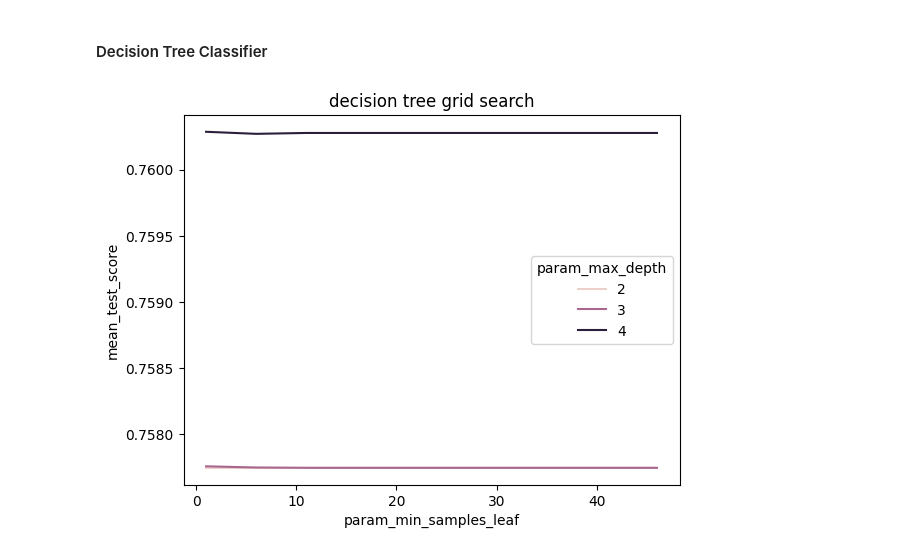
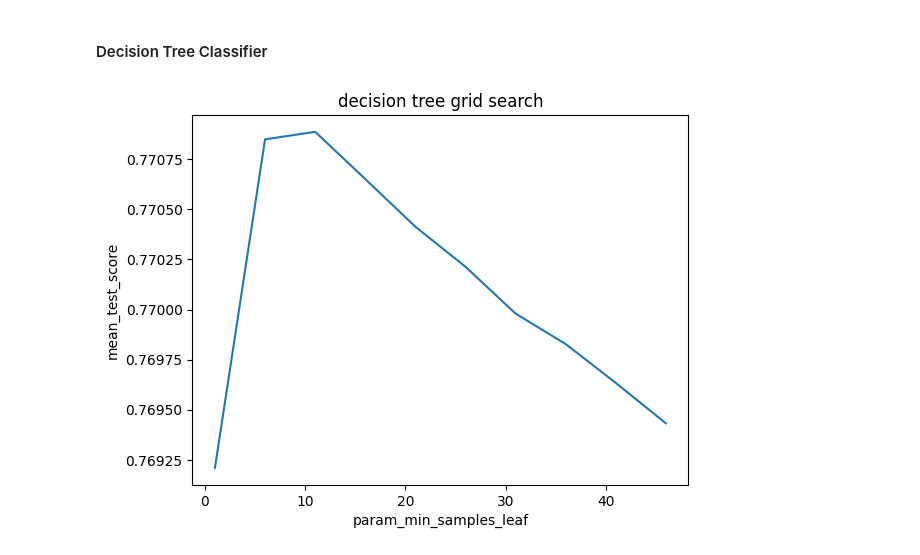
Before and after one commit to schmly/UCDPA_hlaing, a Jupyter notebook: data/ny_motor_vehicle_collisions.ipynb, the cells around one changed output. Cells and saved outputs as stored; diff of their text form; code cells hidden in the pictures.

Commit message:
update project report clean up script

```diff
--- a/data/ny_motor_vehicle_collisions.ipynb
+++ b/data/ny_motor_vehicle_collisions.ipynb
@@ -410,7 +421,6 @@ dummies.head()
 # %%
-# after creating dummies, it is useful to create a copy of
-# the data with the source columns for the dummies removed
-data_raw_4 = data_raw_2.drop(
+# drop obsolete columns
+data_clean.drop(
     columns=[
         "vehicle_type_code_1",
         "vehicle_type_code_2",
@@ -422,5 +432,6 @@ data_raw_4 = data_raw_2.drop(
         "contributing_factor_vehicle_3",
         "contributing_factor_vehicle_4",
         "contributing_factor_vehicle_5"
-    ]
+    ],
+    inplace=True
 )
@@ -427,6 +440,6 @@ data_raw_4 = data_raw_2.drop(
 # %%
 # as the collision id serves as index for both dataframes, they can easily be joined.
-collisions = data_raw_4.join(dummies)
+collisions = data_clean.join(dummies)
 # collisions.to_csv("output/collisions.csv")
 # %% [markdown]
 ## Algorithm Setup
@@ -439,7 +453,9 @@ from sklearn.model_selection import train_test_split, cross_val_score, KFold
 # split data
 X = collisions.filter(regex=r"^(vt|cf)\.", axis=1)
 y = collisions["number_of_persons_injured"]
-X_train, X_test, y_train, y_test = train_test_split(X, y, test_size=1/4)
+
+# we will use a KFold with 5 folds, by using the size 1/6 we ensure we have 6 equally sized test sets
+X_train, X_test, y_train, y_test = train_test_split(X, y, test_size=1/6)
 # %% [markdown]
 ### Estimator Comparison
 # %% [markdown]
@@ -452,15 +468,16 @@ from sklearn.naive_bayes import BernoulliNB
 from sklearn.ensemble import BaggingClassifier
 # %%
 # determine cross-validation score for a list of models
-
 models_initial = {
     "ridge": RidgeClassifier(),
     "tree": DecisionTreeClassifier(random_state=seed),
-    "tree2": DecisionTreeClassifier(random_state=seed, min_samples_leaf=10),
     'bernoulli': BernoulliNB(binarize=None)
 }
 
+# define KFold of data
 kf = KFold(random_state=seed, shuffle=True)
+
+# compute cross-validation scores
 cross_scores_initial = [cross_val_score(clf, X_train, y_train, cv=kf) for clf in models_initial.values()]
 # %%
 plt.boxplot(cross_scores_initial, labels=models_initial.keys())
@@ -599,13 +644,14 @@ tree_cv.fit(X_train, y_train)
 tree_cv_res = pd.DataFrame.from_dict(tree_cv.cv_results_)
 # %%
 # plot results
-ax = sns.lineplot(data=tree_cv_res, x="param_min_samples_leaf", y = "mean_test_score", hue = "param_max_depth")
+# ax = sns.lineplot(data=tree_cv_res, x="param_min_samples_leaf", y = "mean_test_score", hue = "param_max_depth")
+ax = sns.lineplot(data=tree_cv_res, x="param_min_samples_leaf", y = "mean_test_score")
 ax.set(
     title="decision tree grid search"
 )
 plt.show()
 # %% [output]
-[figure, old version]
+[figure, new version]
 # %%
 tree_cv.best_estimator_
 # %% [output]
```
Also changed, not shown: parts of 54 cells of this notebook, 1 other file.
